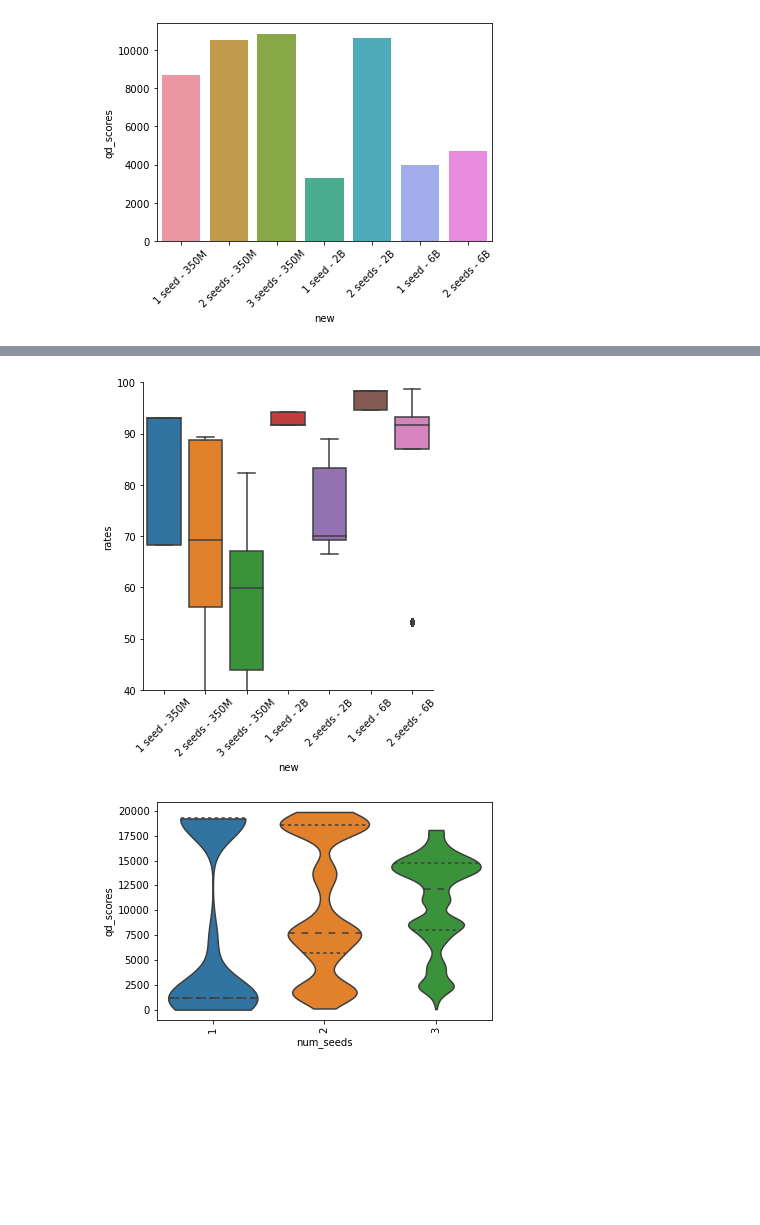
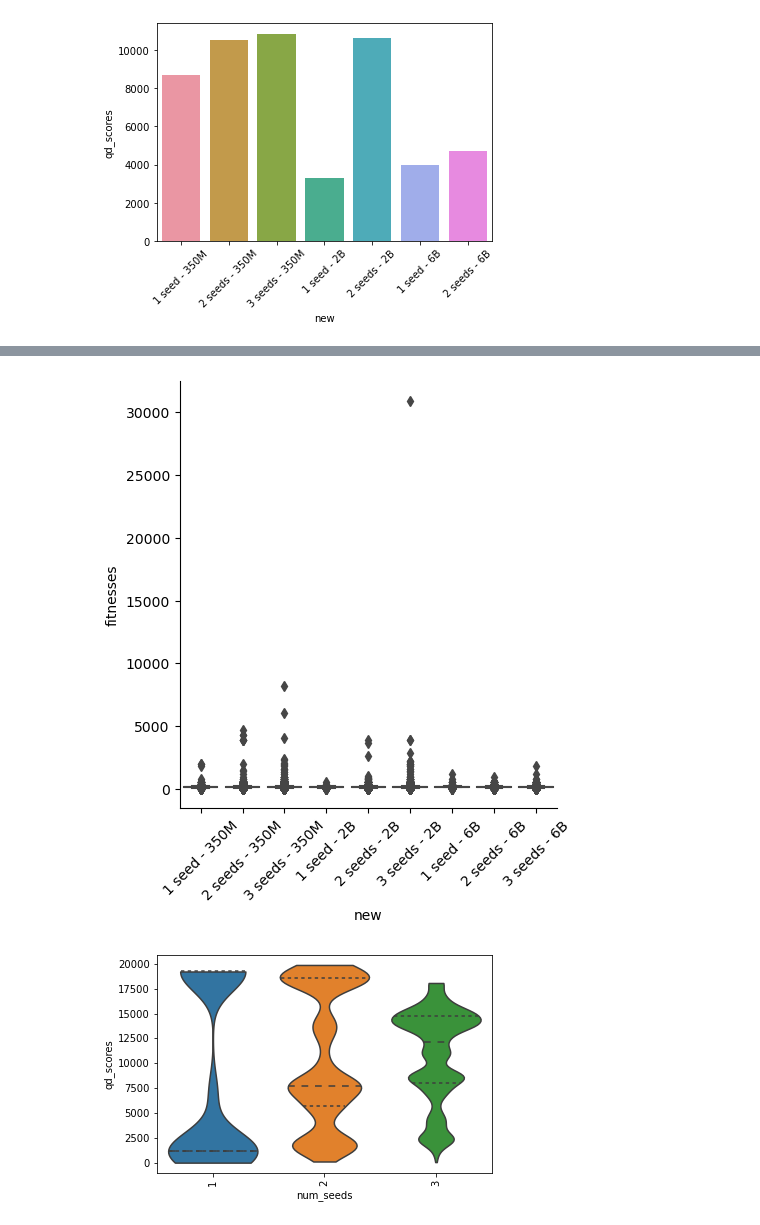
Before and after one commit to herbiebradley/lgx-crossover, a Jupyter notebook: openelm.ipynb, the cells around one changed output, grey strips where cells are left out. Saved outputs shown, nothing was run; the diff lists cells and outputs as text; code cells hidden in the pictures; blank space fills up the shorter version.

Commit message:
Update data

```diff
--- a/openelm.ipynb
+++ b/openelm.ipynb
@@ -28,7 +28,12 @@ for file in base_list:
             if len(data["fitnesses"][seed_str]) == 0:
                 data["fitnesses"][seed_str] = [0]
         # data["fitnesses"][seed_str] = list(set(data["fitnesses"][seed_str]))
+        num_valid = len(data["fitnesses"][seed_str])
+        # if num_valid < 50:
+        #     continue
         for j in range(len(data["fitnesses"][seed_str])):
+            if data["fitnesses"][seed_str][j] > 2500:
+                continue
             value = {
                 "rates": data["rates"][i],
                 "fitnesses": data["fitnesses"][seed_str][j],
@@ -37,22 +42,22 @@ for file in base_list:
                 # "valid_stats": data["valid_stats"],
                 # "fitness_stats": data["fitness_stats"],
                 # "qd_stats": data["qd_stats"],
-                "num_seeds": str(len(data["config"]["seeds"])),
+                "Number of seeds": len(data["config"]["seeds"]),
                 "seeds": ",".join(data["config"]["seeds"]),
             }
             if "2B" in data["config"]["model"]:
-                value["model_size"] = "2B"
+                value["Model size"] = 2000
                 data_2b[i_2b] = value
                 i_2b += 1
             elif "16B" in data["config"]["model"]:
-                value["model_size"] = "16B"
+                value["Model size"] = "16B"
                 data_16b[i_16b] = value
                 i_16b += 1
             elif "6B" in data["config"]["model"]:
-                value["model_size"] = "6B"
+                value["Model size"] = 6000
                 data_6b[i_6b] = value
                 i_6b += 1
             else:
-                value["model_size"] = "350M"
+                value["Model size"] = 350
                 data_350m[i_350m] = value
                 i_350m += 1
@@ -59,6 +128,6 @@ for file in base_list:
 # %%
-df_2b = pd.DataFrame.from_dict(data_2b, orient="index").sort_values(by="num_seeds")
-df_350m = pd.DataFrame.from_dict(data_350m, orient="index").sort_values(by="num_seeds")
-df_6b = pd.DataFrame.from_dict(data_6b, orient="index").sort_values(by="num_seeds")
+df_2b = pd.DataFrame.from_dict(data_2b, orient="index").sort_values(by="Number of seeds")
+df_350m = pd.DataFrame.from_dict(data_350m, orient="index").sort_values(by="Number of seeds")
+df_6b = pd.DataFrame.from_dict(data_6b, orient="index").sort_values(by="Number of seeds")
 combined = pd.concat([df_350m, df_2b, df_6b])
-# df_16b = pd.DataFrame.from_dict(data_16b, orient="index").sort_values(by="num_seeds")
+# df_16b = pd.DataFrame.from_dict(data_16b, orient="index").sort_values(by="Number of seeds")
@@ -103,7 +190,8 @@ set(df_2b["seeds"].unique()) - set(df_6b["seeds"].unique())
 # %%
 sns.set(rc={'figure.figsize':(15, 15)})
 # %%
-combined["new"] = combined["num_seeds"] + " - " + combined["model_size"]
+combined["new"] = combined["Number of seeds"].astype(str) + " - " + combined["Model size"]
 combined["new"].replace({"1 - 350M": "1 seed - 350M", "2 - 350M": "2 seeds - 350M", "3 - 350M": "3 seeds - 350M",
-                         "1 - 2B": "1 seed - 2B", "2 - 2B": "2 seeds - 2B", "1 - 6B": "1 seed - 6B", "2 - 6B": "2 seeds - 6B"}, inplace=True)
+                         "1 - 2B": "1 seed - 2B", "2 - 2B": "2 seeds - 2B", "3 - 2B": "3 seeds - 2B",
+                         "1 - 6B": "1 seed - 6B", "2 - 6B": "2 seeds - 6B", "3 - 6B": "3 seeds - 6B"}, inplace=True)
 combined
@@ -190,9 +336,9 @@ _ = plt.xticks(rotation=45)
 # %%
-sns.catplot(x="new", y="rates", data=combined, kind="box")
+sns.catplot(x="new", y="fitnesses", data=combined, kind="box")
 _ = plt.xticks(rotation=45)
-_ = plt.ylim(40, 100)
+# _ = plt.ylim(40, 100)
 # %% [output]
-[figure, old version]
+[figure, new version]
 # %%
 sns.violinplot(x="num_seeds", y="qd_scores", data=df_350m, inner="quartile", scale="width", cut=0)
 _ = plt.xticks(rotation=90)
```
Also changed, not shown: parts of 19 cells of this notebook, 29 other files.
